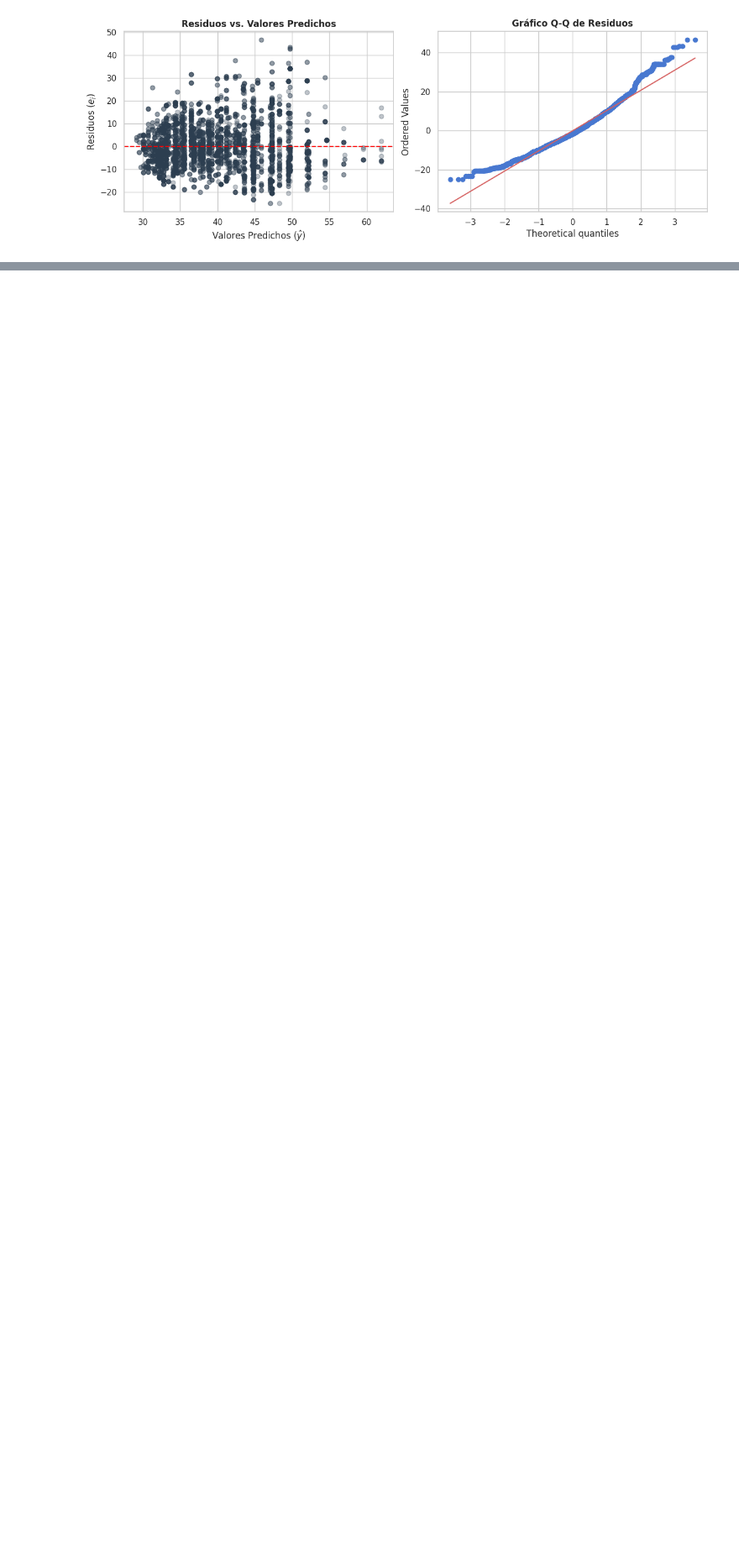
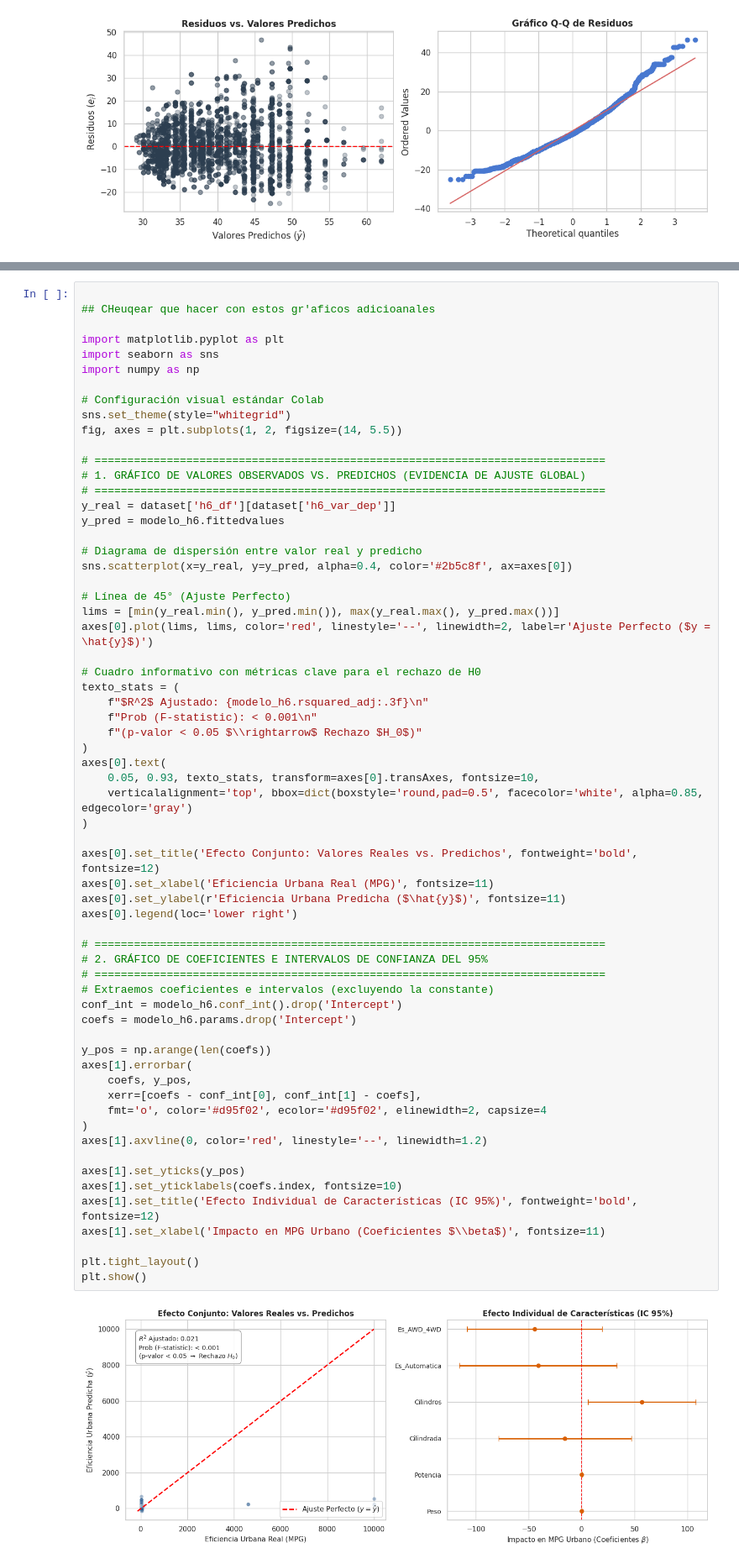
Before and after one commit to jpedonediez/Fundamentos, a Jupyter notebook: tpe_EPA_FE.ipynb, the cells around one changed output, grey strips where cells are left out. Shown at 84% size. Cells and saved outputs as stored; diff of their text form; blank space fills up the shorter version.

```diff
--- a/tpe_EPA_FE.ipynb
+++ b/tpe_EPA_FE.ipynb
@@ -991,0 +1127,65 @@ strong multicollinearity or other numerical problems.
+# %%
+
+## CHeuqear que hacer con estos gr'aficos adicioanales
+
+import matplotlib.pyplot as plt
+import seaborn as sns
+import numpy as np
+
+# Configuración visual estándar Colab
+sns.set_theme(style="whitegrid")
+fig, axes = plt.subplots(1, 2, figsize=(14, 5.5))
+
+# ==============================================================================
+# 1. GRÁFICO DE VALORES OBSERVADOS VS. PREDICHOS (EVIDENCIA DE AJUSTE GLOBAL)
+# ==============================================================================
+y_real = dataset['h6_df'][dataset['h6_var_dep']]
+y_pred = modelo_h6.fittedvalues
+
+# Diagrama de dispersión entre valor real y predicho
+sns.scatterplot(x=y_real, y=y_pred, alpha=0.4, color='#2b5c8f', ax=axes[0])
+
+# Línea de 45° (Ajuste Perfecto)
+lims = [min(y_real.min(), y_pred.min()), max(y_real.max(), y_pred.max())]
+axes[0].plot(lims, lims, color='red', linestyle='--', linewidth=2, label=r'Ajuste Perfecto ($y = \hat{y}$)')
+
+# Cuadro informativo con métricas clave para el rechazo de H0
+texto_stats = (
+    f"$R^2$ Ajustado: {modelo_h6.rsquared_adj:.3f}\n"
+    f"Prob (F-statistic): < 0.001\n"
+    f"(p-valor < 0.05 $\\rightarrow$ Rechazo $H_0$)"
+)
+axes[0].text(
+    0.05, 0.93, texto_stats, transform=axes[0].transAxes, fontsize=10,
+    verticalalignment='top', bbox=dict(boxstyle='round,pad=0.5', facecolor='white', alpha=0.85, edgecolor='gray')
+)
+
+axes[0].set_title('Efecto Conjunto: Valores Reales vs. Predichos', fontweight='bold', fontsize=12)
+axes[0].set_xlabel('Eficiencia Urbana Real (MPG)', fontsize=11)
+axes[0].set_ylabel(r'Eficiencia Urbana Predicha ($\hat{y}$)', fontsize=11)
+axes[0].legend(loc='lower right')
+
+# ==============================================================================
+# 2. GRÁFICO DE COEFICIENTES E INTERVALOS DE CONFIANZA DEL 95%
+# ==============================================================================
+# Extraemos coeficientes e intervalos (excluyendo la constante)
+conf_int = modelo_h6.conf_int().drop('Intercept')
+coefs = modelo_h6.params.drop('Intercept')
+
+y_pos = np.arange(len(coefs))
+axes[1].errorbar(
+    coefs, y_pos,
+    xerr=[coefs - conf_int[0], conf_int[1] - coefs],
+    fmt='o', color='#d95f02', ecolor='#d95f02', elinewidth=2, capsize=4
+)
+axes[1].axvline(0, color='red', linestyle='--', linewidth=1.2)
+
+axes[1].set_yticks(y_pos)
+axes[1].set_yticklabels(coefs.index, fontsize=10)
+axes[1].set_title('Efecto Individual de Características (IC 95%)', fontweight='bold', fontsize=12)
+axes[1].set_xlabel('Impacto en MPG Urbano (Coeficientes $\\beta$)', fontsize=11)
+
+plt.tight_layout()
+plt.show()
+# %% [output]
+[figure, added]
```
Also changed, not shown: parts of 3 cells of this notebook.
